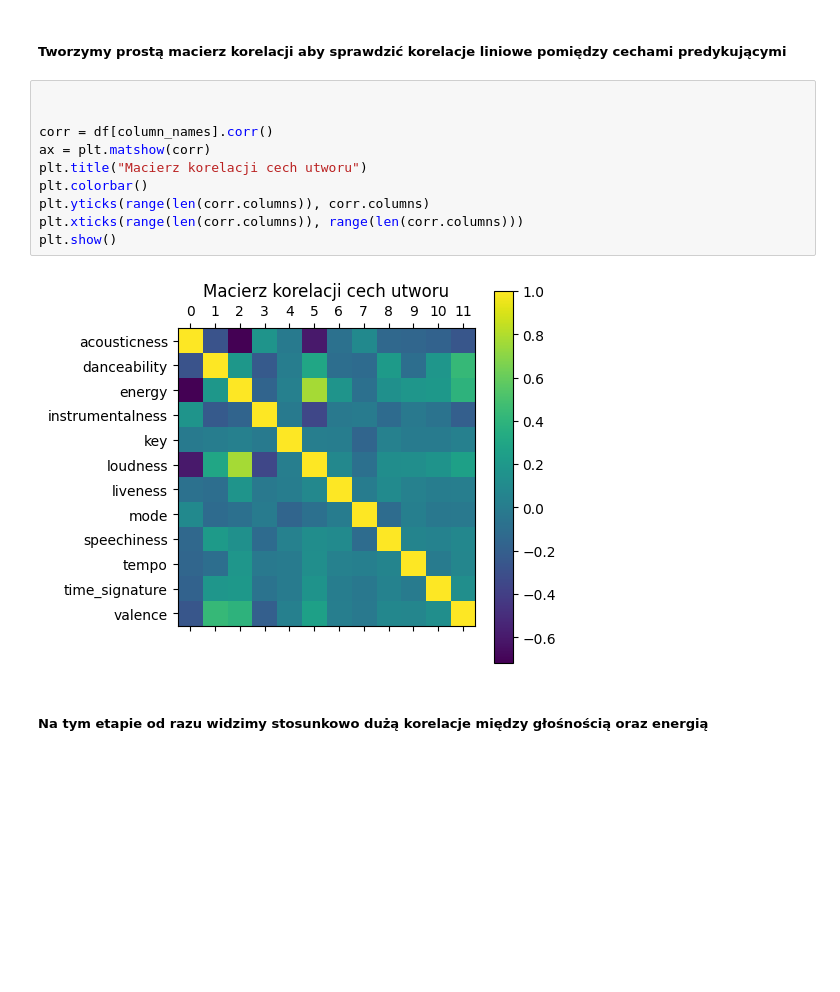
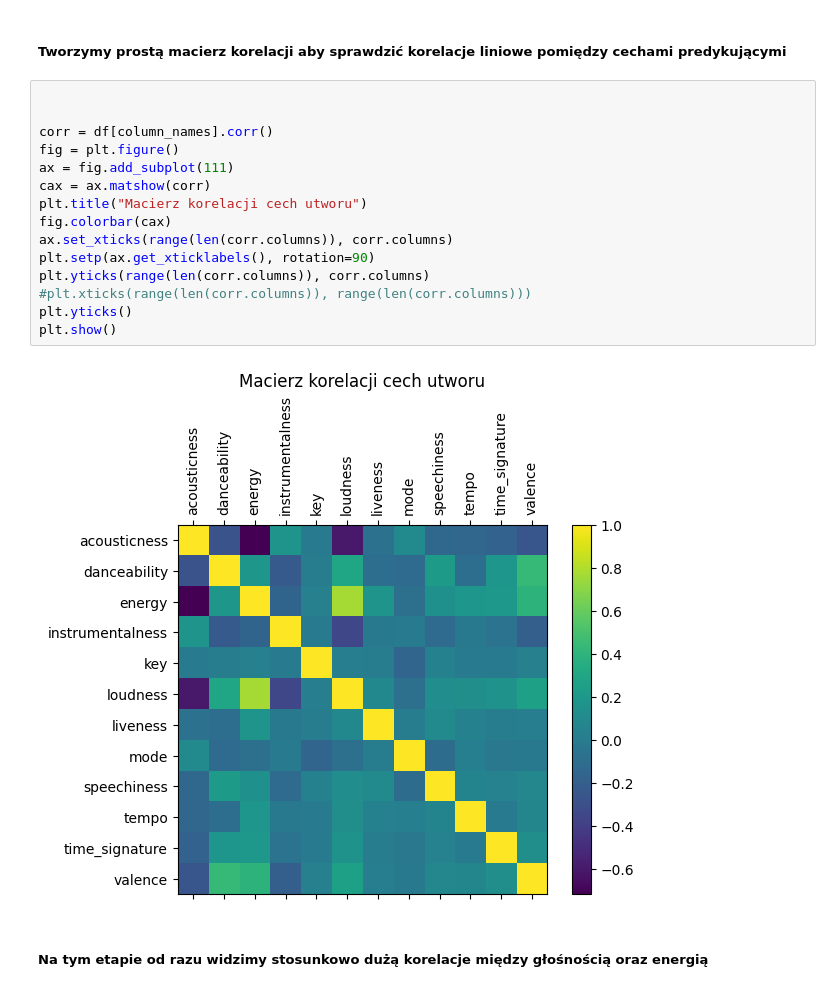
Before and after one commit to XxRoloxX/Spotler, a Jupyter notebook: exploratory_data_analysis.ipynb, the cells around one changed output. Cells and saved outputs as stored; diff of their text form; blank space fills up the shorter version.

```diff
--- a/exploratory_data_analysis.ipynb
+++ b/exploratory_data_analysis.ipynb
@@ -375,15 +418,20 @@ plt.show()
 # %%
 
 
 corr = df[column_names].corr()
-ax = plt.matshow(corr)
+fig = plt.figure()
+ax = fig.add_subplot(111)
+cax = ax.matshow(corr)
 plt.title("Macierz korelacji cech utworu")
-plt.colorbar()
+fig.colorbar(cax)
+ax.set_xticks(range(len(corr.columns)), corr.columns)
+plt.setp(ax.get_xticklabels(), rotation=90)
 plt.yticks(range(len(corr.columns)), corr.columns)
-plt.xticks(range(len(corr.columns)), range(len(corr.columns)))
+#plt.xticks(range(len(corr.columns)), range(len(corr.columns)))
+plt.yticks()
 plt.show()
 # %% [output]
-[figure, old version]
+[figure, new version]
 # %% [markdown]
 <h5>Na tym etapie od razu widzimy stosunkowo dużą korelacje między głośnością oraz energią</h5>
 # %% [markdown]
```
Also changed, not shown: parts of 10 cells of this notebook, 1 other file.
